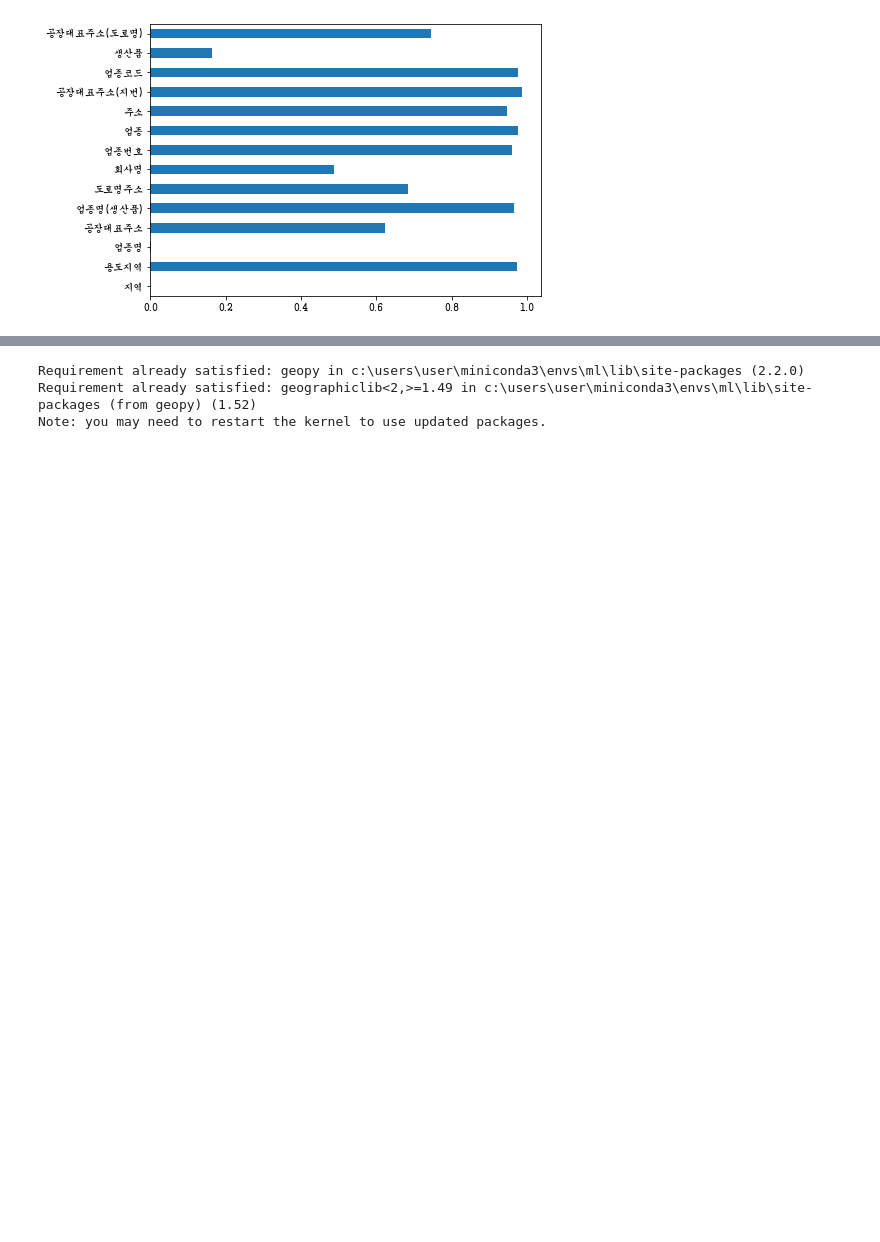
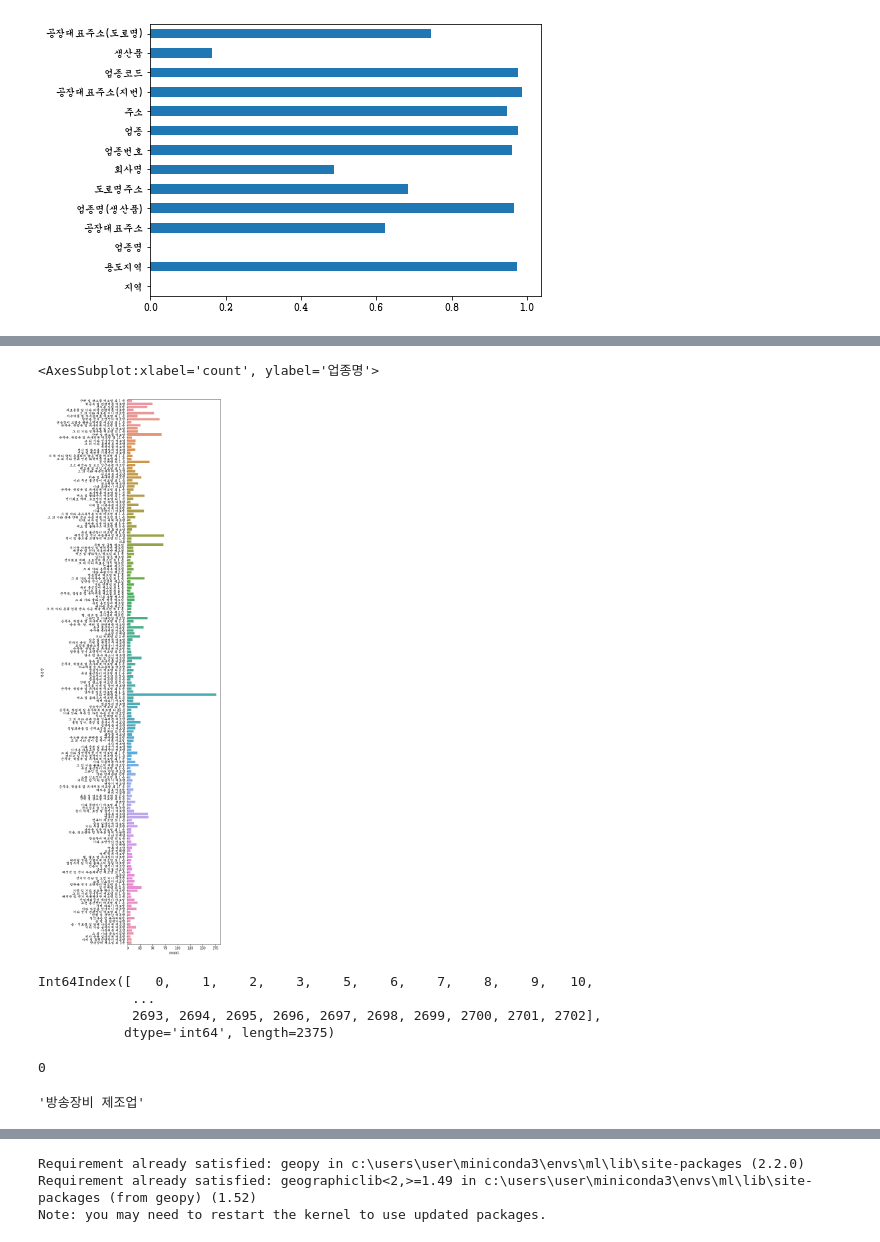
Before and after one commit to leekyuyoung4/ml0719, a Jupyter notebook: 데이터분석/서울시 제조업 현황.ipynb, the cells around one changed output, grey strips where cells are left out. Saved outputs shown, nothing was run; the diff lists cells and outputs as text; code cells hidden in the pictures; blank space fills up the shorter version.

```diff
--- a/데이터분석/서울시 제조업 현황.ipynb
+++ b/데이터분석/서울시 제조업 현황.ipynb
@@ -94,0 +160,5 @@ df2.isna().mean().plot.barh(figsize=(7,5))
+# %%
+# df3['업종명'].value_counts() > 5
+temp_seri = df3['업종명'].value_counts()
+index_5 = temp_seri[temp_seri > 5].index
+index_5
@@ -94,0 +174,3 @@ df2.isna().mean().plot.barh(figsize=(7,5))
+# %%
+df_5 =  df3[df3['업종명'].isin(index_5)].copy()
+df_5['업종명'].value_counts()
@@ -94,0 +190,25 @@ df2.isna().mean().plot.barh(figsize=(7,5))
+# %%
+plt.figure(figsize=(5,30))
+sns.countplot(data=df_5,y='업종명')
+# %% [output]
+<AxesSubplot:xlabel='count', ylabel='업종명'>
+[figure, added]
+# %%
+#그 외를 제외한 업종명
+df_5.reset_index(drop=True,inplace=True)
+temp_index =  df_5['업종명'][df_5['업종명'].str.contains('그 외|그외')==False]
+index = df_5[df_5['업종명'].isin(temp_index.values)].index
+df_5.loc[index,'업종명'].str.contains('그 외|그외').sum()
+# df_5[df_5.loc[index,'업종명'].str.contains('그 외|그외')]
+# %% [output]
+Int64Index([   0,    1,    2,    3,    5,    6,    7,    8,    9,   10,
+            ...
+            2693, 2694, 2695, 2696, 2697, 2698, 2699, 2700, 2701, 2702],
+           dtype='int64', length=2375)
+0
+# %%
+# '외' 가 들어간 문자열의 앞자리만 추출
+str1 = '방송장비 제조업 외 1종'
+str1[:str1.find('외')].strip()
+# %% [output]
+'방송장비 제조업'
```
Also changed, not shown: parts of 20 cells of this notebook, 1 other file.
